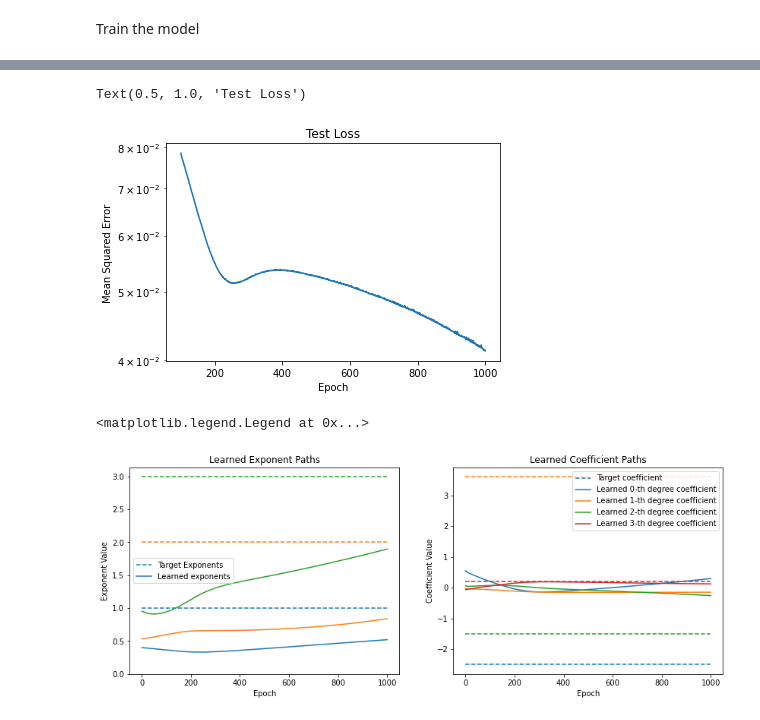
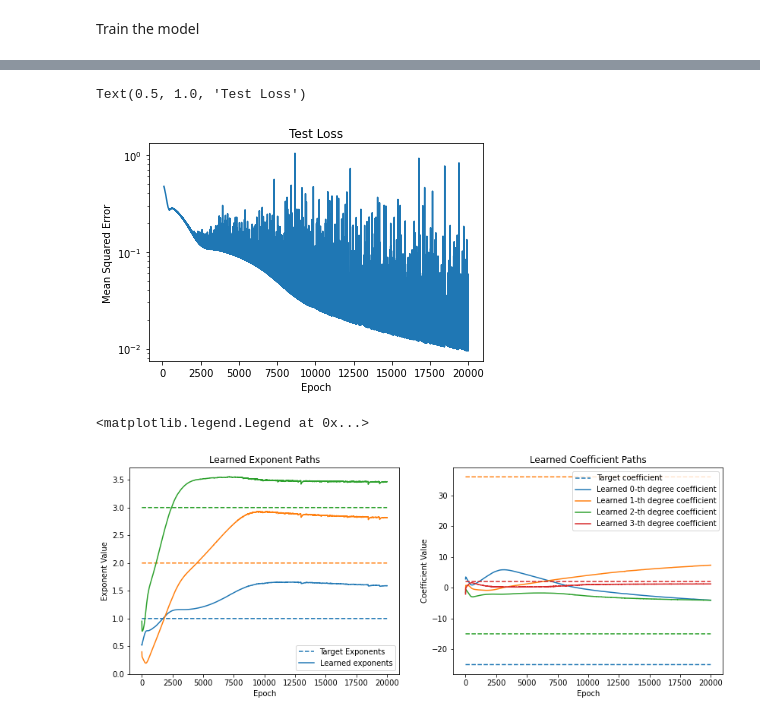
Before and after one commit to maruoss/polynomial-feature-learning, a Jupyter notebook: Sven/Convergence.ipynb, the cells around one changed output, grey strips where cells are left out. Drawn from its saved outputs; the diff is of its cells as text; code cells hidden in the pictures.

```diff
--- a/Sven/Convergence.ipynb
+++ b/Sven/Convergence.ipynb
@@ -162,7 +170,7 @@ Initialize the model
 # %%
 torch.manual_seed(68225)
 n_coefficients = len(coefficients)
-model = PolynomialNN(n_coefficients-1).to(device)
+model = PolynomialNN(n_coefficients-1, False).to(device)
 with torch.no_grad():
     model.exponents_abs_()
 print(model)
@@ -179,22 +187,24 @@ PolynomialNN(
 Train the model
 # %%
 loss_fn = nn.MSELoss()
-exponent_path = [model.get_exponents()]
-coefficient_path = [model.get_coefficients()]
-bias_path = [model.get_bias()]
+exponent_path_list = [model.get_exponents()]
+coefficient_path_list = [model.get_coefficients()]
+bias_path_list = [model.get_bias()]
 loss_path = [test(test_dataloader, model, loss_fn, False)]
+total_epochs = 0
 # %%
-optimizer = torch.optim.SGD(model.parameters(), lr=1e-3, momentum=0.8, nesterov=True)
+optimizer = torch.optim.SGD(model.parameters(), lr=1e-4, momentum=0.9, nesterov=True)
 scheduler = torch.optim.lr_scheduler.ReduceLROnPlateau(optimizer, patience=500, verbose=True)
 # %%
-epochs = 1000
+epochs = 20000
 for t in tqdm(range(epochs)):
     train(train_dataloader, model, loss_fn, optimizer)
     scheduler.step(test(val_dataloader, model, loss_fn, False))
-    exponent_path.append(model.get_exponents())
-    coefficient_path.append(model.get_coefficients())
-    bias_path.append(model.get_bias())
+    exponent_path_list.append(model.get_exponents())
+    coefficient_path_list.append(model.get_coefficients())
+    bias_path_list.append(model.get_bias())
     loss_path.append(test(test_dataloader, model, loss_fn, False))
+    total_epochs += 1
 test(test_dataloader, model, loss_fn)
 print("Done!")
 # %% [output]
@@ -203,13 +213,13 @@ Test Error: Avg loss: 0.041196
 Done!
 # %%
 loss_start_epoch = 100
-plt.plot(range(loss_start_epoch, epochs+1), loss_path[loss_start_epoch:])
+plt.plot(range(loss_start_epoch, total_epochs+1), loss_path[loss_start_epoch:])
 plt.xlabel("Epoch")
 plt.ylabel("Mean Squared Error")
 plt.yscale("log")
 plt.title("Test Loss")
 # %% [output]
 Text(0.5, 1.0, 'Test Loss')
-[figure, old version]
+[figure, new version]
 # %%
 # Condense paths into arrays
@@ -231,7 +245,7 @@ colors = prop_cycle.by_key()['color']
 # Plot the exponents path
 for i, path in enumerate(exponent_path.T):
     label = "Target Exponents" if i == 0 else None
-    ax[0].plot(np.full(epochs+1, i+1), label=label, c=colors[i], ls="--")
+    ax[0].plot(np.full(total_epochs+1, i+1), label=label, c=colors[i], ls="--")
     label = "Learned exponents" if i == 0 else None
     ax[0].plot(path, label=label, c=colors[i])
 
@@ -247,7 +261,7 @@ ax[0].legend()
 # Plot the coefficient paths
 for degree, (coefficient, path) in enumerate(zip(coefficients[::-1], coefficient_path.T)):
     label = "Target coefficient" if degree == 0 else None
-    ax[1].plot(np.full(epochs+1, coefficient), label=label, c=colors[degree], ls="--")
+    ax[1].plot(np.full(total_epochs+1, coefficient), label=label, c=colors[degree], ls="--")
     label = f"Learned {degree}-th degree coefficient"
     ax[1].plot(path, label=label, c=colors[degree])
 
@@ -257,7 +271,7 @@ ax[1].set_ylabel("Coefficient Value")
 ax[1].legend()
 # %% [output]
 <matplotlib.legend.Legend at 0x...>
-[figure, old version]
+[figure, new version]
 # %%
 train_x = training_data[:][0]
 test_x = test_data[:][0] * 2 - 1
```
Also changed, not shown: parts of 8 cells of this notebook, 1 other file.
